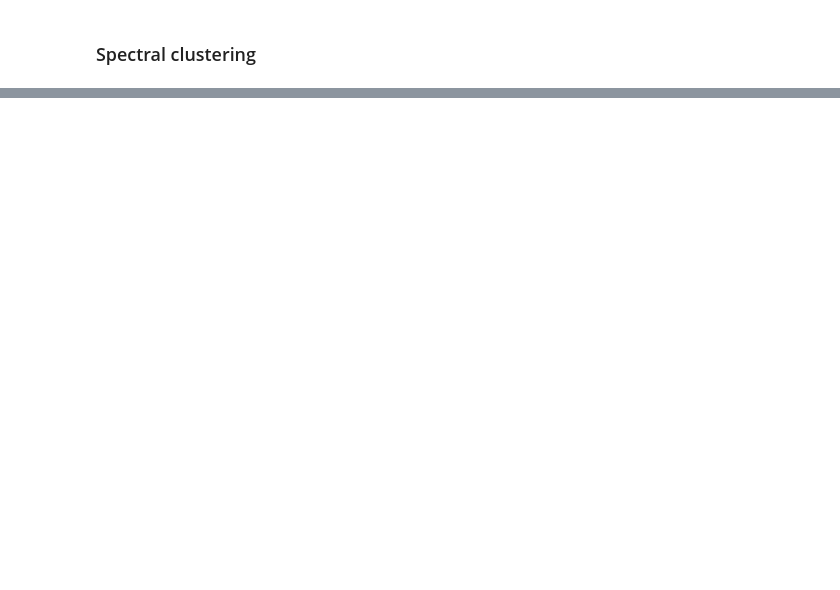
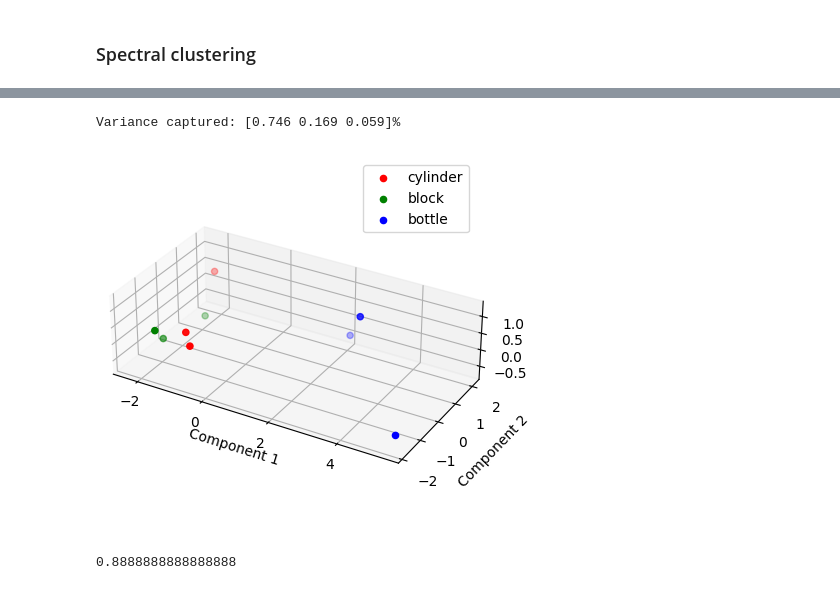
Before and after one commit to jhtkoo0426/UCL-FYP, a Jupyter notebook: src/models/spectral_clustering.ipynb, the cells around one changed output, grey strips where cells are left out. Drawn from its saved outputs; the diff is of its cells as text; code cells hidden in the pictures; blank space fills up the shorter version.

```diff
--- a/src/models/spectral_clustering.ipynb
+++ b/src/models/spectral_clustering.ipynb
@@ -41,11 +82,11 @@ features
 # %% [markdown]
 ### Spectral clustering
 # %%
-clusters = 2
-kmeans = KMeans(n_clusters=clusters, n_init=3, random_state=0)
-kmeans.fit(features)
-labels = kmeans.labels_
-labels
+clusters = 3
+# kmeans = KMeans(n_clusters=clusters, n_init=9, random_state=0)
+# kmeans.fit(features)
+# labels = kmeans.labels_
+# labels
 
 # spectral = SpectralClustering(n_clusters=clusters, affinity='nearest_neighbors', n_neighbors=3, random_state=0)
 # spectral.fit(features)
@@ -66,0 +131,33 @@ plt.show()
+# %%
+### Plot 3-feature PCA results
+pca3d = pca(features, k=3)
+
+fig = plt.figure()
+ax = fig.add_subplot(111, projection='3d')
+
+colors = ['r', 'g', 'b']
+for i, c in zip(np.unique(labels), colors):
+    ax.scatter(pca3d[labels == i, 0], pca3d[labels == i, 1], pca3d[labels == i, 2], c=c, label=object_names[i])
+
+ax.set_xlabel('Component 1')
+ax.set_ylabel('Component 2')
+ax.set_zlabel('Component 3')
+ax.set_aspect('equal', 'box')
+ax.legend()
+plt.show()
+# %% [output]
+Variance captured: [0.746 0.169 0.059]%
+[figure, added]
+# %%
+from sklearn.linear_model import LogisticRegression
+from sklearn.metrics import accuracy_score
+
+
+clf = LogisticRegression()
+clf.fit(features, labels)
+ypred = clf.predict(features)
+
+accuracy = accuracy_score(labels, ypred)
+accuracy
+# %% [output]
+0.8888888888888888
```
Also changed, not shown: parts of 8 cells of this notebook, 22 other files.
